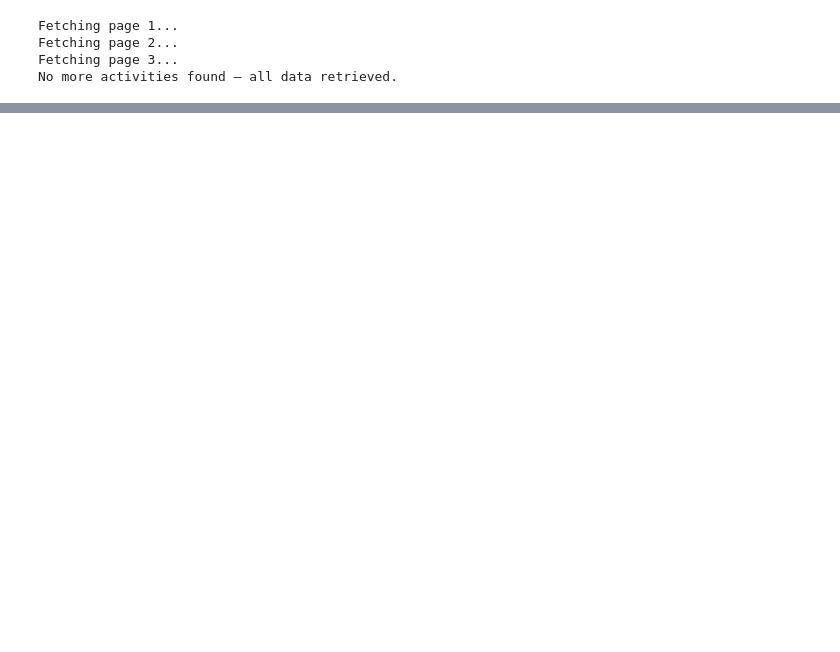
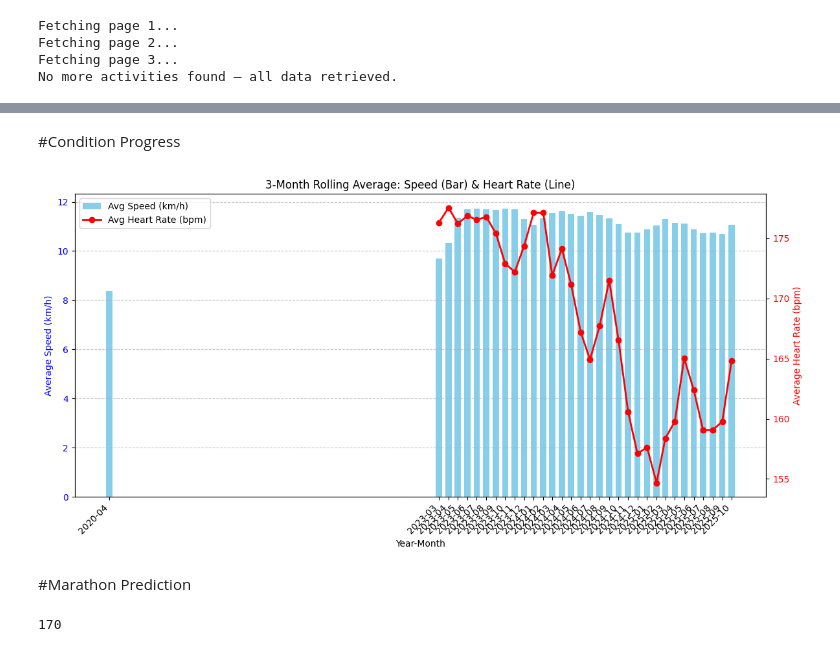
Before and after one commit to ldockx/my-first-data-engineering-project, a Jupyter notebook: first_data_engineering_effort.ipynb, the cells around one changed output, grey strips where cells are left out. Cells and saved outputs as stored; diff of their text form; code cells hidden in the pictures; blank space fills up the shorter version.

```diff
--- a/first_data_engineering_effort.ipynb
+++ b/first_data_engineering_effort.ipynb
@@ -126,0 +181,74 @@ plt.show()
+# %% [markdown]
+#Condition Progress
+# %%
+import matplotlib.pyplot as plt
+import pandas as pd
+
+# --- Ensure date formatting ---
+data['start_date'] = pd.to_datetime(data['start_date'])
+data['year_month'] = data['start_date'].dt.to_period('M').astype(str)
+
+# --- Aggregate by month ---
+avg_hr = data[data["sport_type"] == "Run"].groupby("year_month")["average_heartrate"].mean()
+avg_speed = data[data["sport_type"] == "Run"].groupby("year_month")["average_speed"].mean()*3.6 #to convert to km/h
+
+# --- Combine both into one DataFrame ---
+combined = pd.concat([avg_hr, avg_speed], axis=1)
+combined.columns = ['average_heartrate', 'average_speed']
+
+# --- Convert index to datetime for rolling calculation ---
+combined.index = pd.to_datetime(combined.index)
+
+# --- Apply 6-month rolling average ---
+combined_rolled = combined.rolling(window=3, min_periods=1).mean()
+
+# --- Create figure and dual axes ---
+fig, ax1 = plt.subplots(figsize=(12, 6))
+
+# --- Bar chart: Average Speed ---
+ax1.bar(
+    combined_rolled.index,
+    combined_rolled['average_speed'],
+    color='skyblue',
+    width=20,          # widen bars (days)
+    label='Avg Speed (km/h)'
+)
+ax1.set_xlabel("Year-Month")
+ax1.set_ylabel("Average Speed (km/h)", color='blue')
+ax1.tick_params(axis='y', labelcolor='blue')
+
+# --- Second axis: Line chart for Heart Rate ---
+ax2 = ax1.twinx()
+ax2.plot(
+    combined_rolled.index,
+    combined_rolled['average_heartrate'],
+    color='red',
+    marker='o',
+    linewidth=2,
+    label='Avg Heart Rate (bpm)'
+)
+ax2.set_ylabel("Average Heart Rate (bpm)", color='red')
+ax2.tick_params(axis='y', labelcolor='red')
+
+# --- Formatting ---
+plt.title("3-Month Rolling Average: Speed (Bar) & Heart Rate (Line)")
+ax1.grid(axis='y', linestyle='--', alpha=0.7)
+ax1.set_xticks(combined_rolled.index)
+ax1.set_xticklabels(combined_rolled.index.strftime('%Y-%m'), rotation=45, ha='right')
+
+# --- Combine legends from both axes ---
+lines_1, labels_1 = ax1.get_legend_handles_labels()
+lines_2, labels_2 = ax2.get_legend_handles_labels()
+ax1.legend(lines_1 + lines_2, labels_1 + labels_2, loc='upper left')
+
+plt.tight_layout()
+plt.show()
+# %% [output]
+[figure, added]
+# %% [markdown]
+#Marathon Prediction
+# %%
+#check how many run activities i have on my strava app
+data[data["type"] == "Run"].shape[0]
+# %% [output]
+170
```
Also changed, not shown: parts of 14 cells of this notebook.
